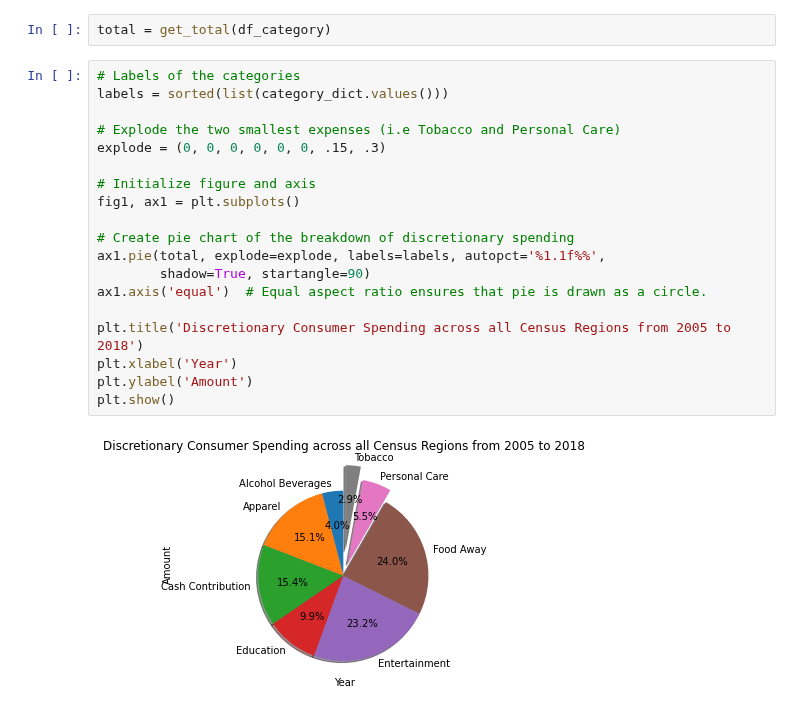
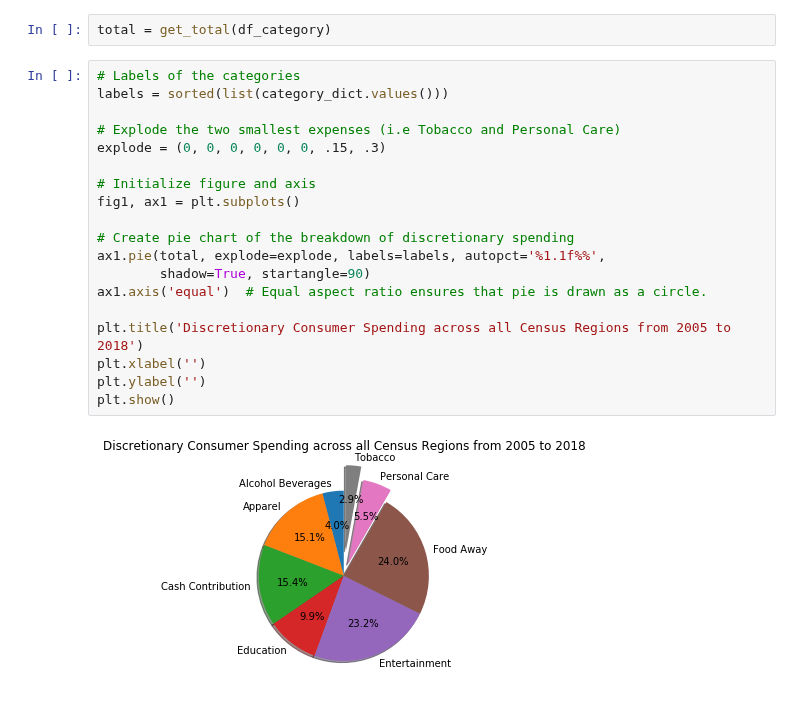
Before and after one commit to joshcoronel/discretionary-spending, a Jupyter notebook: Project_1_main.ipynb, the cells around one changed output. Saved outputs shown, nothing was run; the diff lists cells and outputs as text.

```diff
--- a/Project_1_main.ipynb
+++ b/Project_1_main.ipynb
@@ -85,21 +85,21 @@ total = get_total(df_category)
 # %%
 # Labels of the categories
 labels = sorted(list(category_dict.values()))
 
 # Explode the two smallest expenses (i.e Tobacco and Personal Care)
 explode = (0, 0, 0, 0, 0, 0, .15, .3)
 
 # Initialize figure and axis
 fig1, ax1 = plt.subplots()
 
 # Create pie chart of the breakdown of discretionary spending
 ax1.pie(total, explode=explode, labels=labels, autopct='%1.1f%%',
         shadow=True, startangle=90)
 ax1.axis('equal')  # Equal aspect ratio ensures that pie is drawn as a circle.
 
 plt.title('Discretionary Consumer Spending across all Census Regions from 2005 to 2018')
-plt.xlabel('Year')
-plt.ylabel('Amount')
+plt.xlabel('')
+plt.ylabel('')
 plt.show()
 # %% [output]
-[figure, old version]
+[figure, new version]
```
Also changed, not shown: parts of 3 cells of this notebook.
